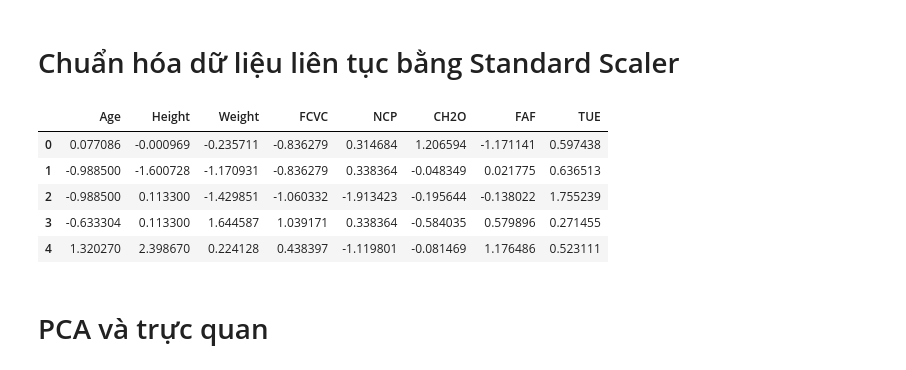
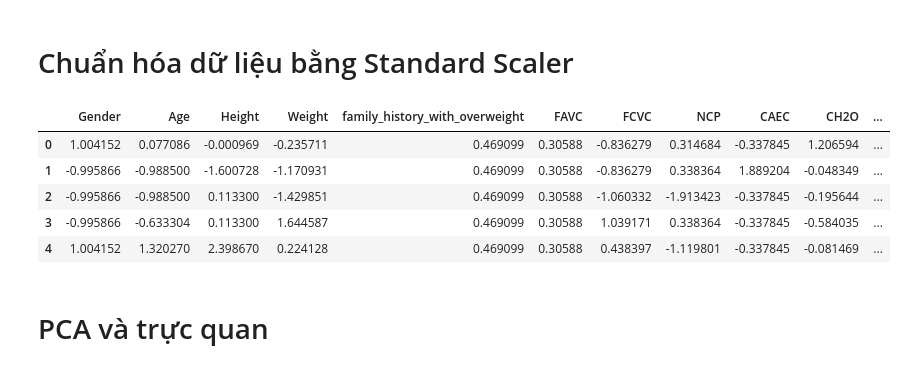
Before and after one commit to tranminhduc9/Obesity_Predict_ML, a Jupyter notebook: dimension_reduction.ipynb, the cells around one changed output. Drawn from its saved outputs; the diff is of its cells as text; code cells hidden in the pictures.

```diff
--- a/dimension_reduction.ipynb
+++ b/dimension_reduction.ipynb
@@ -27,22 +27,20 @@ df
 X = df.drop('NObeyesdad', axis=1)
 y = df['NObeyesdad']
 # %% [markdown]
-# Chuẩn hóa dữ liệu liên tục bằng Standard Scaler
+# Chuẩn hóa dữ liệu bằng Standard Scaler
 # %%
-continuous_vars = ['Age', 'Height', 'Weight', 'FCVC', 'NCP', 'CH2O', 'FAF', 'TUE']
+scaler = StandardScaler()
+X_scaled = scaler.fit_transform(X)
 
-scaler = StandardScaler()
-X_scaled = scaler.fit_transform(X[continuous_vars])
-
-X_scaled_df = pd.DataFrame(X_scaled, columns=continuous_vars, index=X.index)
+X_scaled_df = pd.DataFrame(X_scaled, columns=X.columns, index=X.index)
 
 X_scaled_df.head()
 # %% [output]
-|  | Age | Height | Weight | FCVC | NCP | CH2O | FAF | TUE |
-| 0 | 0.077086 | -0.000969 | -0.235711 | -0.836279 | 0.314684 | 1.206594 | -1.171141 | 0.597438 |
-| 1 | -0.988500 | -1.600728 | -1.170931 | -0.836279 | 0.338364 | -0.048349 | 0.021775 | 0.636513 |
-| 2 | -0.988500 | 0.113300 | -1.429851 | -1.060332 | -1.913423 | -0.195644 | -0.138022 | 1.755239 |
-| 3 | -0.633304 | 0.113300 | 1.644587 | 1.039171 | 0.338364 | -0.584035 | 0.579896 | 0.271455 |
-| 4 | 1.320270 | 2.398670 | 0.224128 | 0.438397 | -1.119801 | -0.081469 | 1.176486 | 0.523111 |
+|  | Gender | Age | Height | Weight | family_history_with_overweight | FAVC | FCVC | NCP | CAEC | CH2O | ... |
+| 0 | 1.004152 | 0.077086 | -0.000969 | -0.235711 | 0.469099 | 0.30588 | -0.836279 | 0.314684 | -0.337845 | 1.206594 | ... |
+| 1 | -0.995866 | -0.988500 | -1.600728 | -1.170931 | 0.469099 | 0.30588 | -0.836279 | 0.338364 | 1.889204 | -0.048349 | ... |
+| 2 | -0.995866 | -0.988500 | 0.113300 | -1.429851 | 0.469099 | 0.30588 | -1.060332 | -1.913423 | -0.337845 | -0.195644 | ... |
+| 3 | -0.995866 | -0.633304 | 0.113300 | 1.644587 | 0.469099 | 0.30588 | 1.039171 | 0.338364 | -0.337845 | -0.584035 | ... |
+| 4 | 1.004152 | 1.320270 | 2.398670 | 0.224128 | 0.469099 | 0.30588 | 0.438397 | -1.119801 | -0.337845 | -0.081469 | ... |
 # %% [markdown]
 #  PCA và trực quan
```
Also changed, not shown: parts of 12 cells of this notebook, 12 other files.
